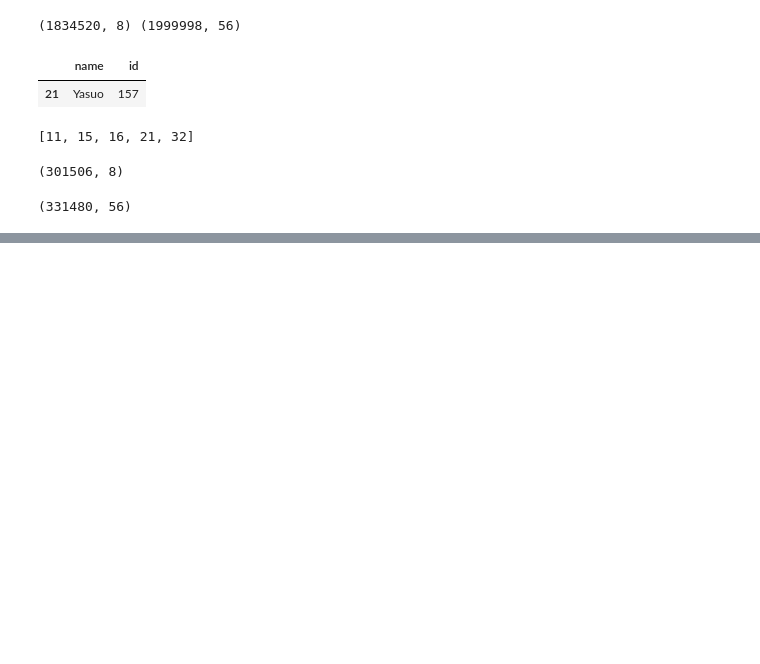
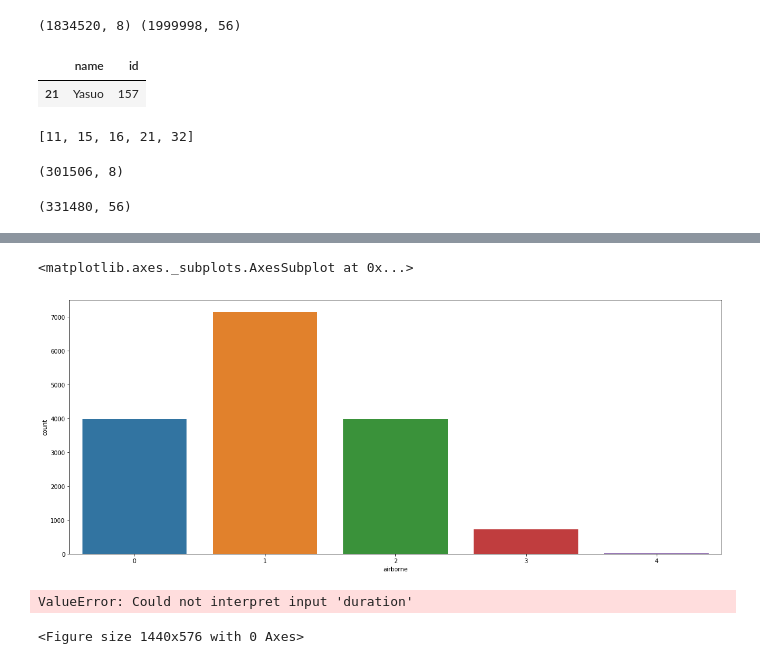
Before and after one commit to Jaepal/data-science-portfolio, a Jupyter notebook: league_of_legends/lol2.ipynb, the cells around one changed output, grey strips where cells are left out. Drawn from its saved outputs; the diff is of its cells as text; code cells hidden in the pictures; blank space fills up the shorter version.

```diff
--- a/league_of_legends/lol2.ipynb
+++ b/league_of_legends/lol2.ipynb
@@ -234,0 +459,3 @@ participants[participants['championid'] == 157]['position'].value_counts().plot(
+# %%
+only_yasuo_df = yasuo_game_df[yasuo_game_df['championid'] == 157]
+only_yasuo_df
@@ -234,0 +518,4 @@ participants[participants['championid'] == 157]['position'].value_counts().plot(
+# %%
+func = lambda x: round((x['kills'] + x['assists']) / x['deaths'], 2) if x['deaths'] != 0 else round((x['kills'] + x['assists']) * 1.2, 2)
+only_yasuo_df['kda'] = only_yasuo_df.apply(func, axis=1)
+only_yasuo_df
@@ -234,0 +545,12 @@ participants[participants['championid'] == 157]['position'].value_counts().plot(
+# %%
+plt.figure(figsize=(20, 8))
+sns.countplot(x='airborne', data=only_yasuo_df)
+# %% [output]
+<matplotlib.axes._subplots.AxesSubplot at 0x...>
+[figure, added]
+# %%
+plt.figure(figsize=(20, 8))
+sns.barplot(x='airborne', y='duration', data=only_yasuo_df)
+# %% [output]
+ValueError: Could not interpret input 'duration'
+<Figure size 1440x576 with 0 Axes>
```
Also changed, not shown: parts of 58 cells of this notebook.
